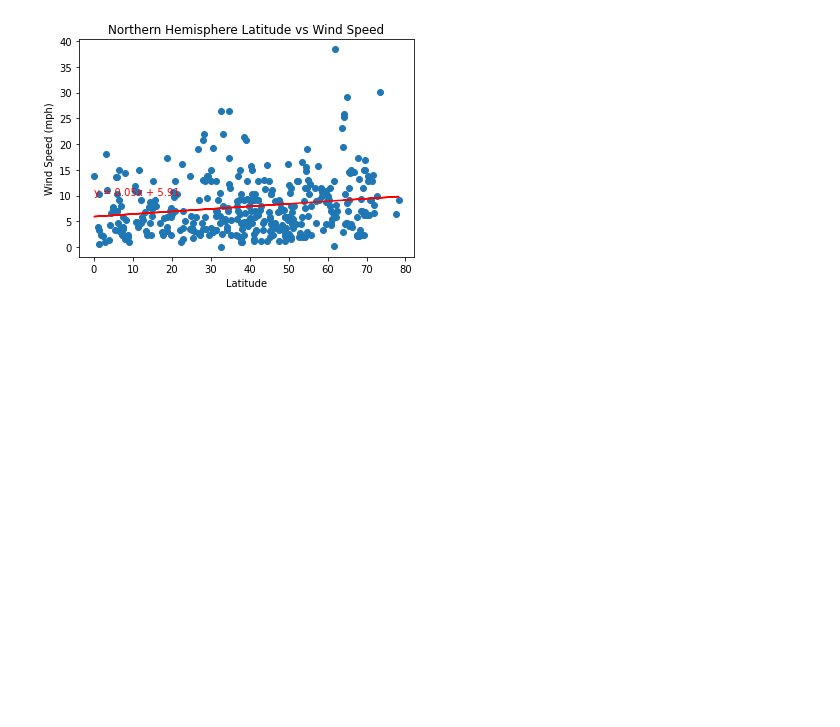
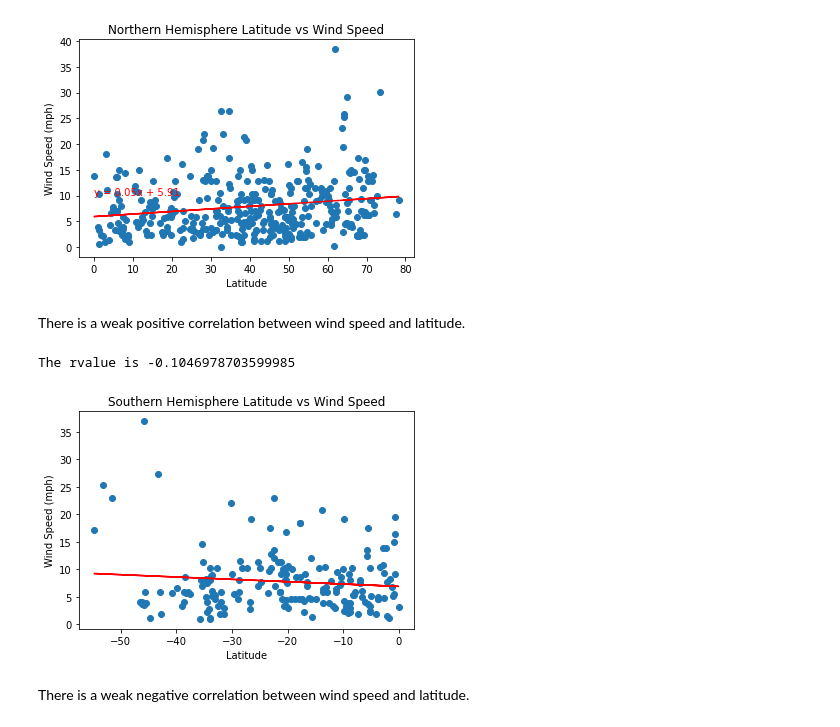
Before and after one commit to kcomalley14/python-api-challenge, a Jupyter notebook: Weatherpy/WeatherPy.ipynb, the cells around one changed output. Cells and saved outputs as stored; diff of their text form; code cells hidden in the pictures; blank space fills up the shorter version.

Commit message:
add correlation notes to graphs

```diff
--- a/Weatherpy/WeatherPy.ipynb
+++ b/Weatherpy/WeatherPy.ipynb
@@ -386,16 +386,23 @@ plt.savefig('../output_data/northhem_windspeed.png')
 # %% [output]
 The rvalue is 0.17979981869430273
 [figure]
+# %% [markdown]
+There is a weak positive correlation between wind speed and latitude.
 # %%
 # Linear Regression Southern Hemisphere Wind Speed vs Latitude
-(slope, intercept, rvalue, pvalue, stderr) = st.linregress(southern["Latitude"], southern["Cloudiness"])
+(slope, intercept, rvalue, pvalue, stderr) = st.linregress(southern["Latitude"], southern["Wind Speed"])
 regress_values = southern["Latitude"] * slope + intercept
 line_eq = "y = " + str(round(slope,2)) + "x + " + str(round(intercept,2))
-plt.scatter(southern["Latitude"], southern["Cloudiness"])
+plt.scatter(southern["Latitude"], southern["Wind Speed"])
 plt.plot(southern["Latitude"], regress_values, "r-")
 plt.annotate(line_eq, (-20, 40), fontsize=10, color='r')
-plt.ylabel('Cloudiness (%)')
+plt.ylabel('Wind Speed (mph)')
 plt.xlabel('Latitude')
-plt.title('Southern Hemisphere Latitude vs Cloudiness')
+plt.title('Southern Hemisphere Latitude vs Wind Speed')
 print(f'The rvalue is {rvalue}')
-plt.savefig('../output_data/southhem_cloudiness.png')
+plt.savefig('../output_data/southhem_windspeed.png')
+# %% [output]
+The rvalue is -0.1046978703599985
+[figure, added]
+# %% [markdown]
+There is a weak negative correlation between wind speed and latitude.
```
Also changed, not shown: parts of 4 cells of this notebook.
